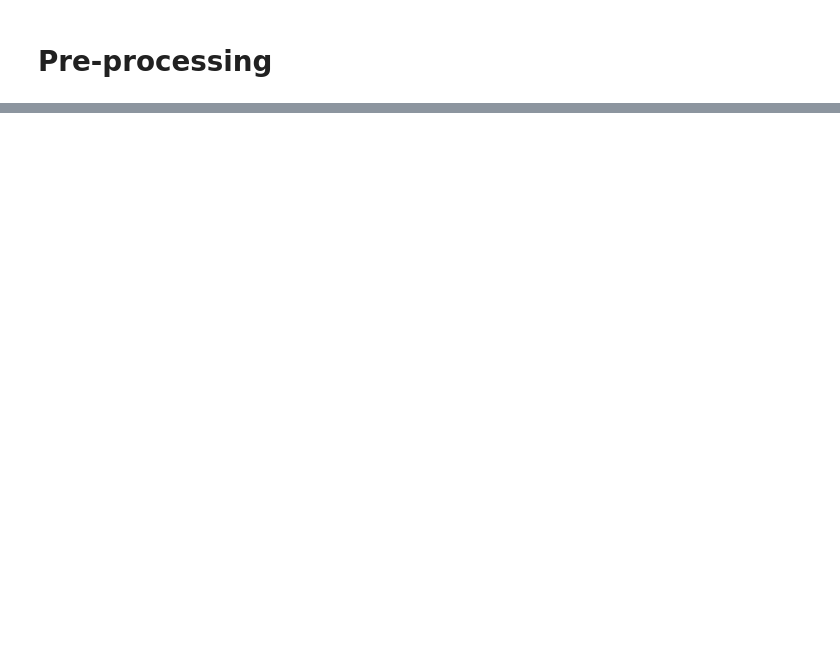
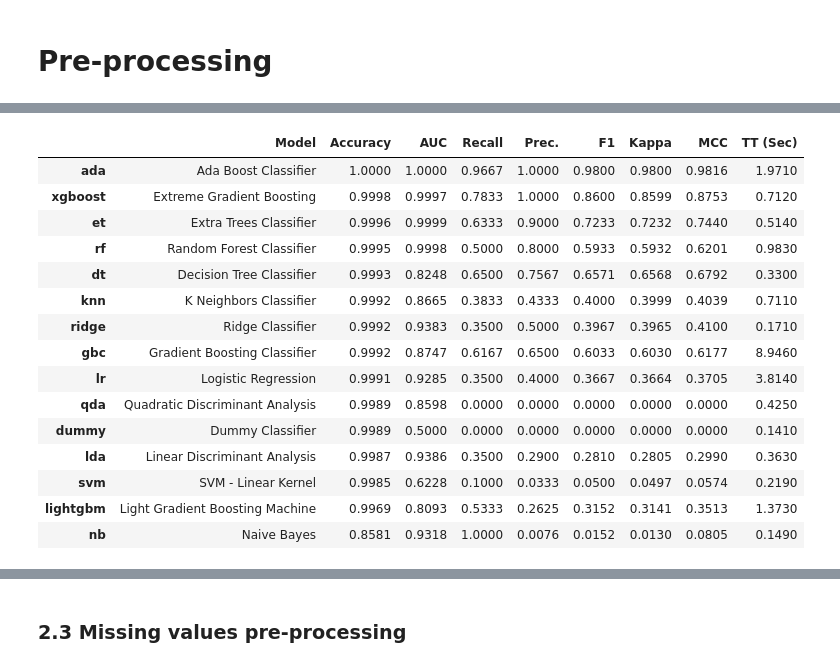
Before and after one commit to Cuadros99/pfc-ime, a Jupyter notebook: Scripts/pre-processing.ipynb, the cells around one changed output, grey strips where cells are left out. Drawn from its saved outputs; the diff is of its cells as text; code cells hidden in the pictures; blank space fills up the shorter version.

```diff
--- a/Scripts/pre-processing.ipynb
+++ b/Scripts/pre-processing.ipynb
@@ -792,0 +129,12 @@ for key in dfs_final:
+# %%
+date_specific_pre_processing_setup = setup(
+                                    dataset,
+                                    target = 'Label',
+                                    date_features = ['Timestamp'],
+                                    create_date_columns = ['hour', 'minute', 'second', 'day', 'month'],
+                                    imputation_type = 'simple',
+                                    numeric_imputation = 'mean',
+                                    categorical_imputation = 'mode',
+                                    fold_strategy = 'stratifiedkfold',
+                                    fold = 10
+                                )
@@ -792,0 +159,5 @@ for key in dfs_final:
+# %%
+result = test_and_save_pre_processing_approach('date_specific_pre_processing', date_specific_pre_processing_setup)
+models_comparison_date_specific = result[0]
+dataset_date_specific_pre_processing = result[1]
+# %% [output]
@@ -792,0 +165,16 @@ for key in dfs_final:
+|  | Model | Accuracy | AUC | Recall | Prec. | F1 | Kappa | MCC | TT (Sec) |
+| ada | Ada Boost Classifier | 1.0000 | 1.0000 | 0.9667 | 1.0000 | 0.9800 | 0.9800 | 0.9816 | 1.9710 |
+| xgboost | Extreme Gradient Boosting | 0.9998 | 0.9997 | 0.7833 | 1.0000 | 0.8600 | 0.8599 | 0.8753 | 0.7120 |
+| et | Extra Trees Classifier | 0.9996 | 0.9999 | 0.6333 | 0.9000 | 0.7233 | 0.7232 | 0.7440 | 0.5140 |
+| rf | Random Forest Classifier | 0.9995 | 0.9998 | 0.5000 | 0.8000 | 0.5933 | 0.5932 | 0.6201 | 0.9830 |
+| dt | Decision Tree Classifier | 0.9993 | 0.8248 | 0.6500 | 0.7567 | 0.6571 | 0.6568 | 0.6792 | 0.3300 |
+| knn | K Neighbors Classifier | 0.9992 | 0.8665 | 0.3833 | 0.4333 | 0.4000 | 0.3999 | 0.4039 | 0.7110 |
+| ridge | Ridge Classifier | 0.9992 | 0.9383 | 0.3500 | 0.5000 | 0.3967 | 0.3965 | 0.4100 | 0.1710 |
+| gbc | Gradient Boosting Classifier | 0.9992 | 0.8747 | 0.6167 | 0.6500 | 0.6033 | 0.6030 | 0.6177 | 8.9460 |
+| lr | Logistic Regression | 0.9991 | 0.9285 | 0.3500 | 0.4000 | 0.3667 | 0.3664 | 0.3705 | 3.8140 |
+| qda | Quadratic Discriminant Analysis | 0.9989 | 0.8598 | 0.0000 | 0.0000 | 0.0000 | 0.0000 | 0.0000 | 0.4250 |
+| dummy | Dummy Classifier | 0.9989 | 0.5000 | 0.0000 | 0.0000 | 0.0000 | 0.0000 | 0.0000 | 0.1410 |
+| lda | Linear Discriminant Analysis | 0.9987 | 0.9386 | 0.3500 | 0.2900 | 0.2810 | 0.2805 | 0.2990 | 0.3630 |
+| svm | SVM - Linear Kernel | 0.9985 | 0.6228 | 0.1000 | 0.0333 | 0.0500 | 0.0497 | 0.0574 | 0.2190 |
+| lightgbm | Light Gradient Boosting Machine | 0.9969 | 0.8093 | 0.5333 | 0.2625 | 0.3152 | 0.3141 | 0.3513 | 1.3730 |
+| nb | Naive Bayes | 0.8581 | 0.9318 | 1.0000 | 0.0076 | 0.0152 | 0.0130 | 0.0805 | 0.1490 |
@@ -792,0 +182,2 @@ for key in dfs_final:
+# %% [markdown]
+### 2.3 Missing values pre-processing
```
Also changed, not shown: parts of 123 cells of this notebook, 1 other file.
